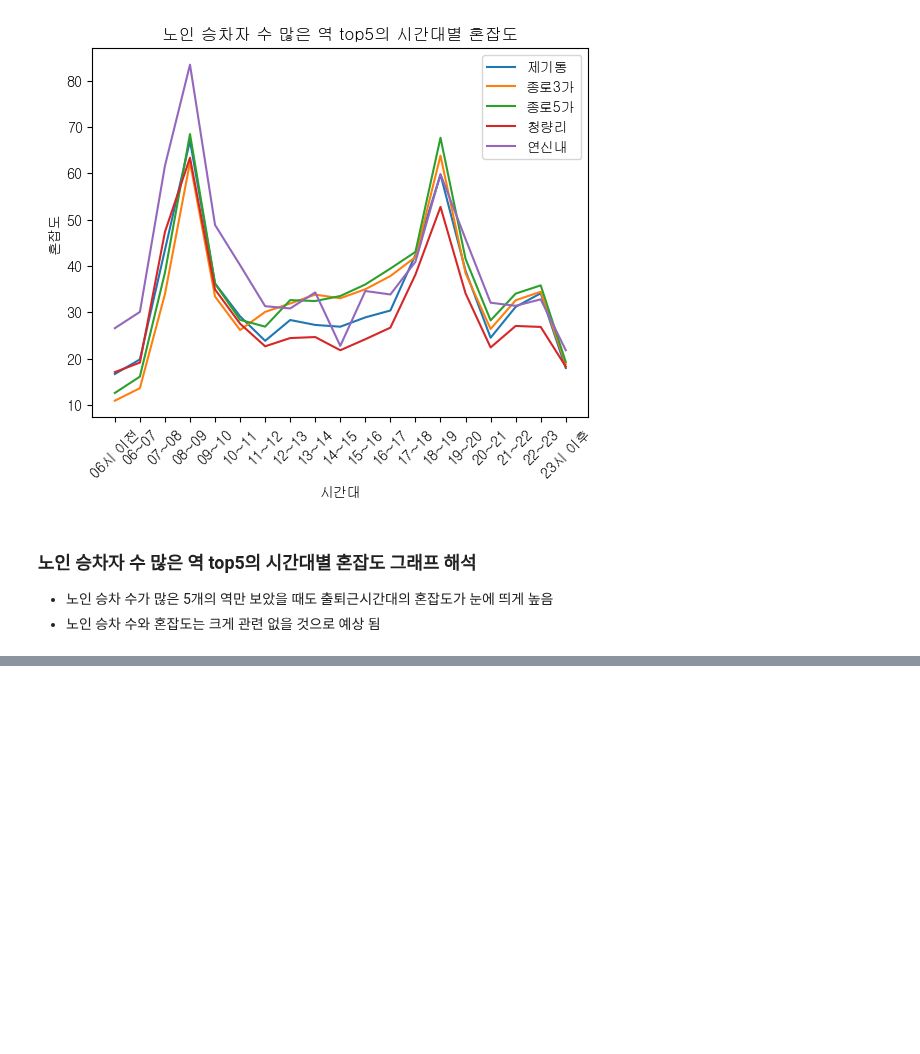
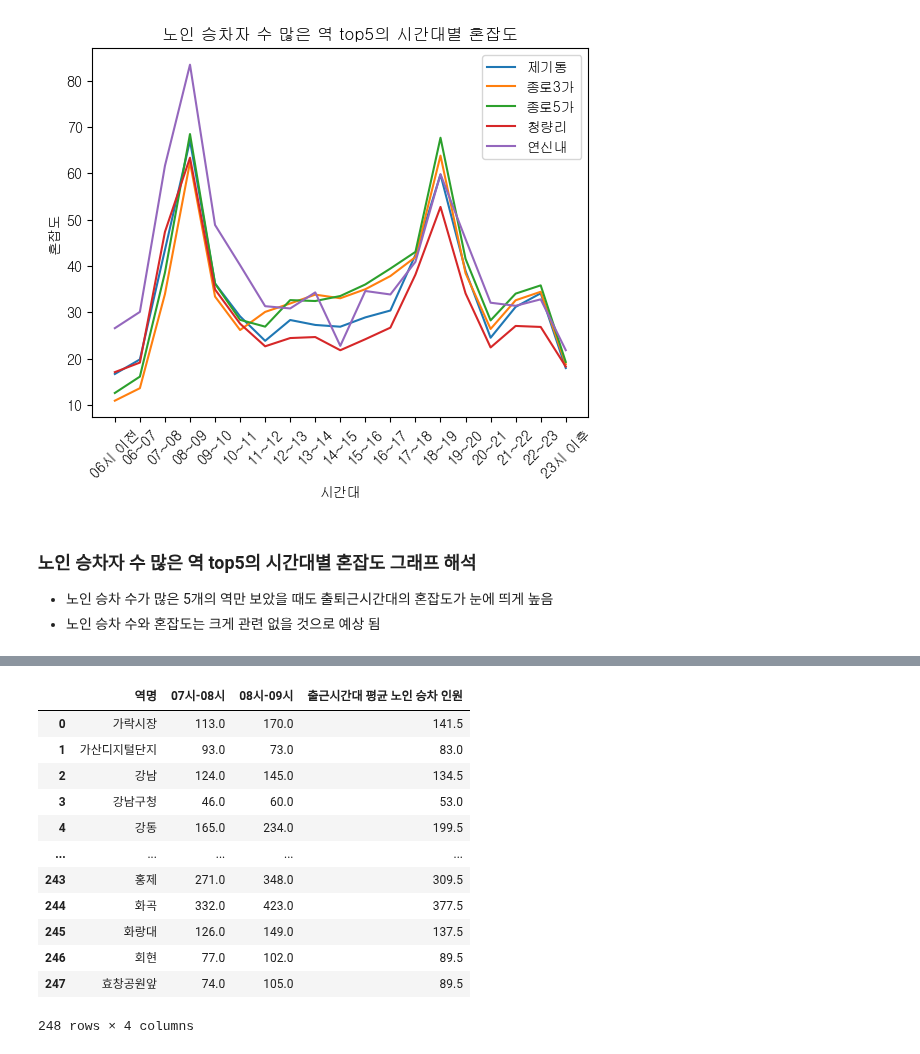
Before and after one commit to HyunJW/Subway_Analystic, a Jupyter notebook: data_analysis/노인승하차인원_혼잡도 관계.ipynb, the cells around one changed output, grey strips where cells are left out. Cells and saved outputs as stored; diff of their text form; code cells hidden in the pictures; blank space fills up the shorter version.

```diff
--- a/data_analysis/노인승하차인원_혼잡도 관계.ipynb
+++ b/data_analysis/노인승하차인원_혼잡도 관계.ipynb
@@ -192,0 +231,18 @@ Text(0.5, 1.0, '노인 승차자 수 많은 역 top5의 시간대별 혼잡도')
+# %%
+sen_g = sen_g[['역명','07시-08시','08시-09시']].groupby('역명').max().reset_index()
+sen_g['출근시간대 평균 노인 승차 인원'] = sen_g.mean(axis=1)
+sen_g
+# %% [output]
+|  | 역명 | 07시-08시 | 08시-09시 | 출근시간대 평균 노인 승차 인원 |
+| 0 | 가락시장 | 113.0 | 170.0 | 141.5 |
+| 1 | 가산디지털단지 | 93.0 | 73.0 | 83.0 |
+| 2 | 강남 | 124.0 | 145.0 | 134.5 |
+| 3 | 강남구청 | 46.0 | 60.0 | 53.0 |
+| 4 | 강동 | 165.0 | 234.0 | 199.5 |
+| ... | ... | ... | ... | ... |
+| 243 | 홍제 | 271.0 | 348.0 | 309.5 |
+| 244 | 화곡 | 332.0 | 423.0 | 377.5 |
+| 245 | 화랑대 | 126.0 | 149.0 | 137.5 |
+| 246 | 회현 | 77.0 | 102.0 | 89.5 |
+| 247 | 효창공원앞 | 74.0 | 105.0 | 89.5 |
+248 rows × 4 columns
```
Also changed, not shown: parts of 7 cells of this notebook, 2 other files.
